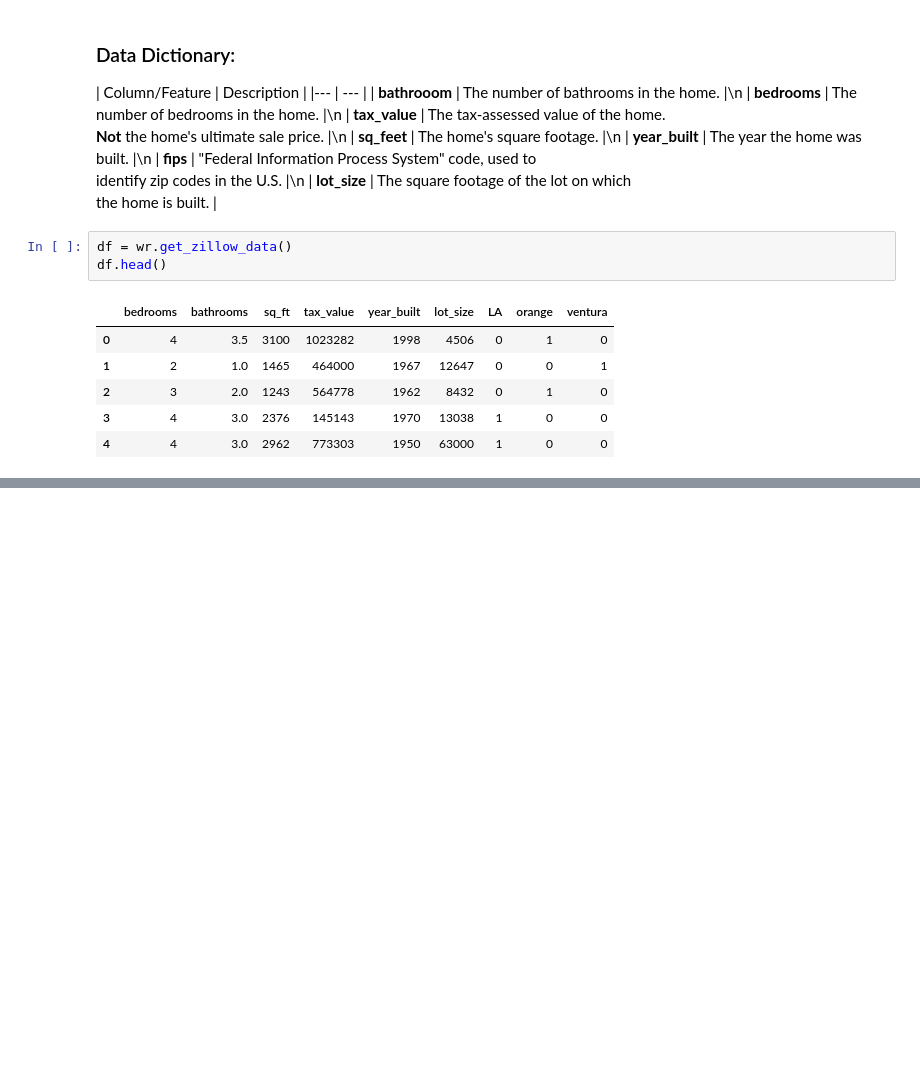
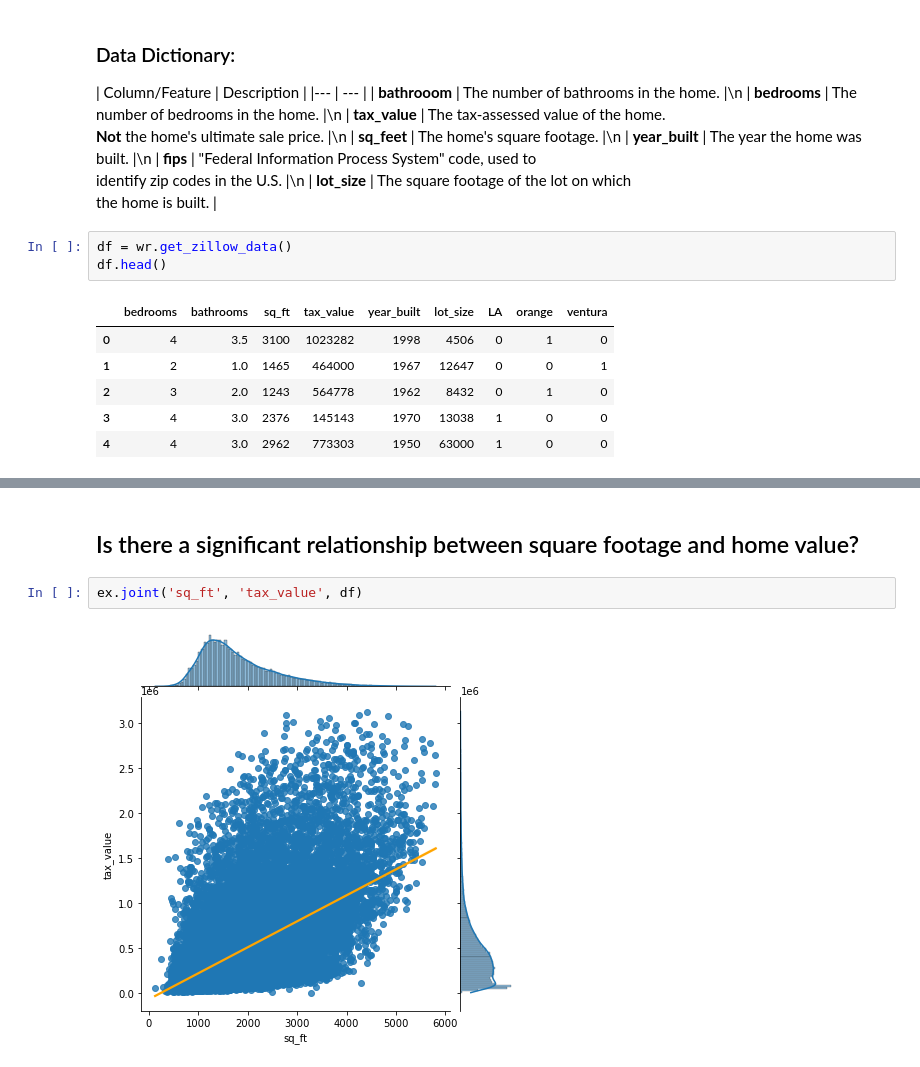
Before and after one commit to DanielFordHUB/zillow_regression_project, a Jupyter notebook: zillow_report.ipynb, the cells around one changed output, grey strips where cells are left out. Drawn from its saved outputs; the diff is of its cells as text; blank space fills up the shorter version.

```diff
--- a/zillow_report.ipynb
+++ b/zillow_report.ipynb
@@ -100,0 +164,6 @@ sns.jointplot(x = "bedrooms", y = "tax_value", data = train, kind = 'reg',
+# %% [markdown]
+## Is there a significant relationship between square footage and home value?
+# %%
+ex.joint('sq_ft', 'tax_value', df)
+# %% [output]
+[figure, added]
```
Also changed, not shown: parts of 33 cells of this notebook, 5 other files.
